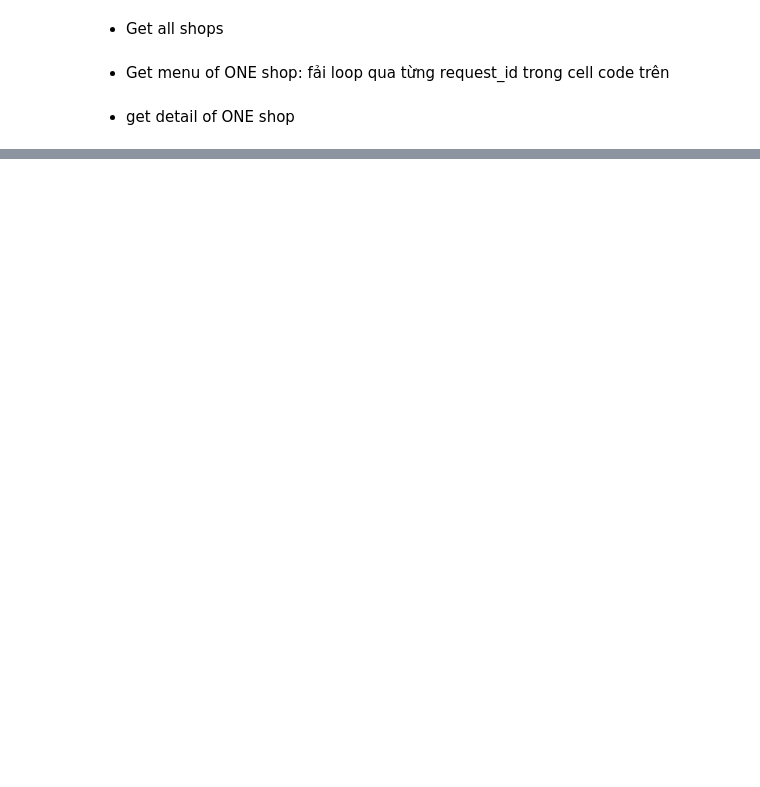
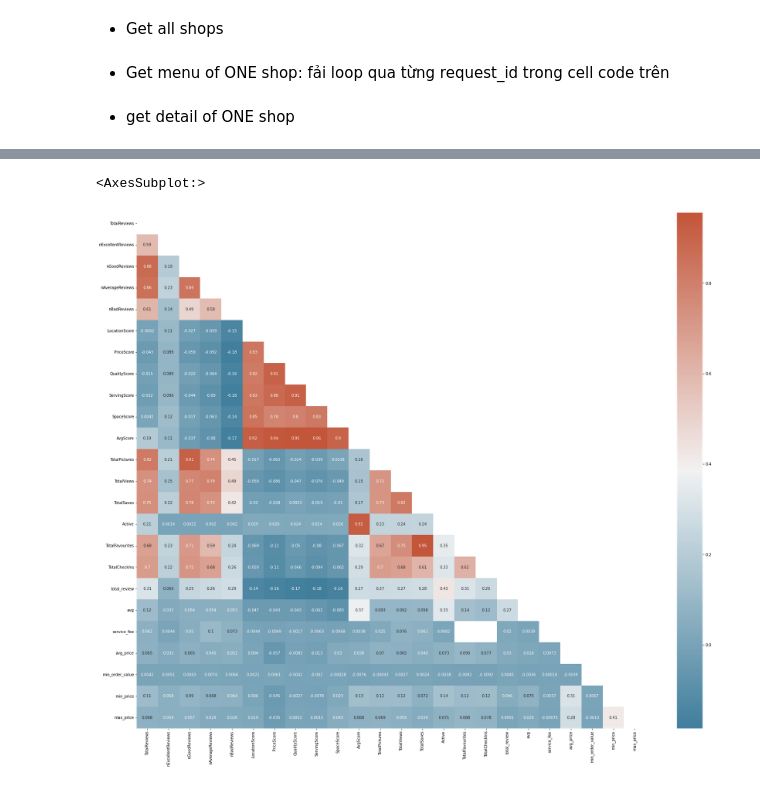
Before and after one commit to InventN/foody_API_data, a Jupyter notebook: crawl_data_api.ipynb, the cells around one changed output, grey strips where cells are left out. Drawn from its saved outputs; the diff is of its cells as text; code cells hidden in the pictures; blank space fills up the shorter version.

```diff
--- a/crawl_data_api.ipynb
+++ b/crawl_data_api.ipynb
@@ -150,0 +157,2 @@ shop_promotion_df.to_csv('shop.promotion.csv', sep=',', encoding='utf-8')
+# %%
+final = pd.read_csv('./data_hcm_huy_final+.csv')
@@ -150,0 +230,10 @@ shop_promotion_df.to_csv('shop.promotion.csv', sep=',', encoding='utf-8')
+# %%
+x = df.drop(columns=['RestaurantId', 'RestaurantStatus', 'Longitude', 'Latitude', 'IsBooking', 'IsDelivery'])
+
+f, ax = plt.subplots(figsize=(30, 25))
+mask = np.triu(np.ones_like(x.corr(), dtype=bool))
+cmap = sns.diverging_palette(230, 20, as_cmap=True)
+sns.heatmap(x.corr(), annot=True, mask = mask, cmap=cmap)
+# %% [output]
+<AxesSubplot:>
+[figure, added]
```
Also changed, not shown: parts of 28 cells of this notebook.
